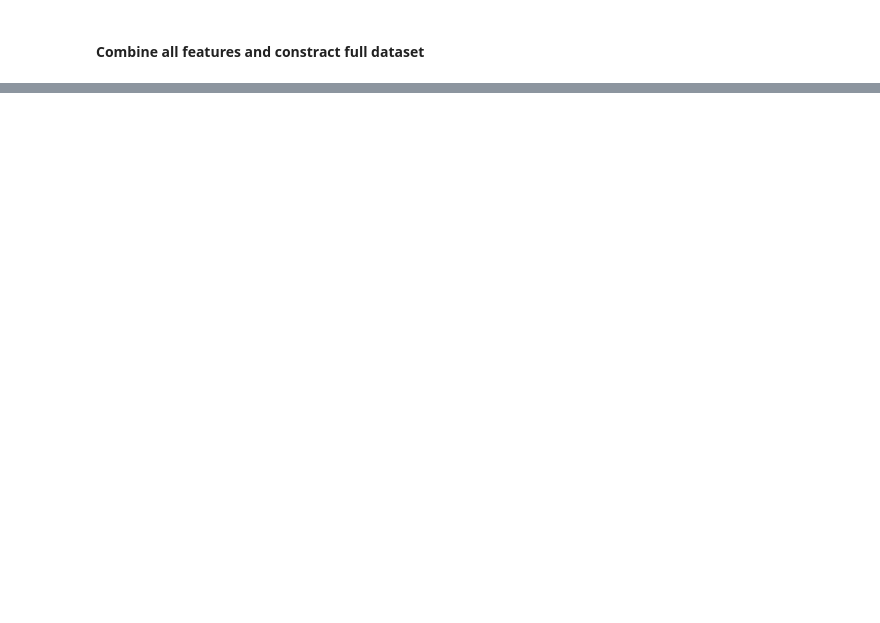
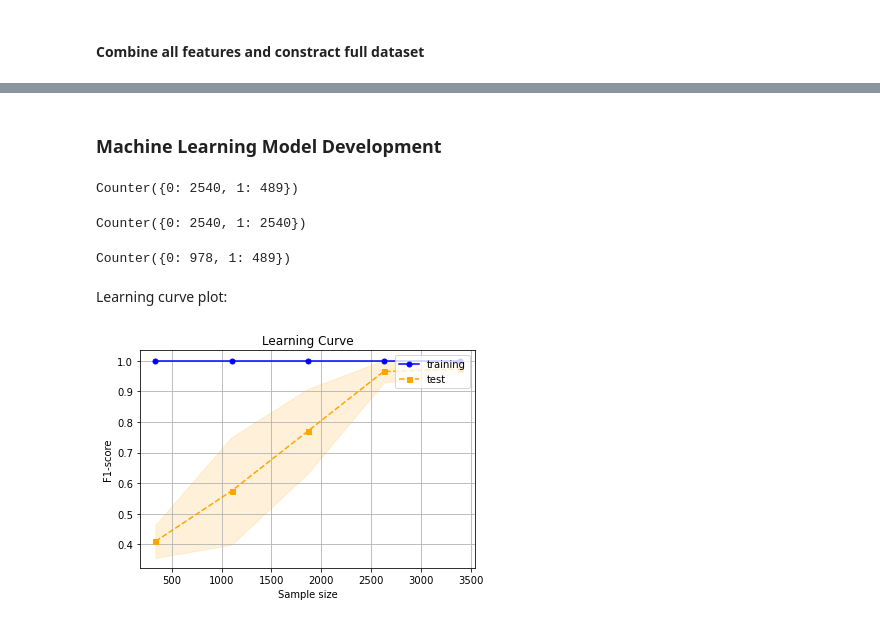
Before and after one commit to The-Electric-Moccasins/resistance-prediction, a Jupyter notebook: esbl_model_dev_ts.ipynb, the cells around one changed output, grey strips where cells are left out. Saved outputs shown, nothing was run; the diff lists cells and outputs as text; code cells hidden in the pictures; blank space fills up the shorter version.

Commit message:
Added Random Forest model and its evaluation.

```diff
--- a/esbl_model_dev_ts.ipynb
+++ b/esbl_model_dev_ts.ipynb
@@ -407,4 +463,7 @@ np.save('data/fulldata.npy', fulldata)
 # %%
 # Load data
-fulldata = np.load('data/fulldata.npy')
+#fulldata = np.load('data/fulldata.npy')
+fulldata = pd.read_csv('data/fulldata.csv')
+#fulldata = pd.read_csv('data/fulldata_multiple.csv')
+fulldata.head()
 # %% [output]
@@ -411,0 +477,2 @@ fulldata = np.load('data/fulldata.npy')
+# %% [markdown]
+### Machine Learning Model Development
@@ -411,0 +506,56 @@ fulldata = np.load('data/fulldata.npy')
+# %%
+# Split data
+y = fulldata['RESISTANT_YN']
+X = fulldata.drop(columns=['RESISTANT_YN'])
+X_train, X_test, y_train, y_test = train_test_split(X, y, stratify=y, test_size=0.3, random_state=RANDOM_STATE)
+# summarize class distribution
+print(Counter(y_train))
+# %% [output]
+Counter({0: 2540, 1: 489})
+# %%
+# Oversample minority class
+oversample = RandomOverSampler(sampling_strategy = 'minority')
+# fit and apply the transform
+X_over, y_over = oversample.fit_resample(X_train, y_train)
+print(Counter(y_over))
+# %% [output]
+Counter({0: 2540, 1: 2540})
+# %%
+# Undersample majority class
+undersample = RandomUnderSampler(sampling_strategy = 0.5)
+# fit and apply the transform
+X_under, y_under = undersample.fit_resample(X_train, y_train)
+print(Counter(y_under))
+# %% [output]
+Counter({0: 978, 1: 489})
+# %% [markdown]
+Learning curve plot:
+# %%
+# Learning curve as function of sample size
+pipe_forest = make_pipeline(RandomForestClassifier(random_state=RANDOM_STATE,
+                                                   class_weight='balanced_subsample',
+                                                   n_estimators=100, max_features=20))
+train_sizes, train_scores, test_scores = \
+                learning_curve(estimator=pipe_forest,
+                              X=X_over,
+                              y=y_over,
+                              train_sizes = np.linspace(0.1, 1.0, 5),
+                              scoring=score_f1,
+                              cv=3)
+train_mean= np.mean(train_scores, axis=1)
+train_std = np.std(train_scores, axis=1)
+test_mean= np.mean(test_scores, axis=1)
+test_std = np.std(test_scores, axis=1)
+
+plt.plot(train_sizes, train_mean, color='blue', marker='o', markersize=5, label='training')
+plt.fill_between(train_sizes, train_mean+train_std, train_mean-train_std, alpha=0.15, color='blue')
+plt.plot(train_sizes, test_mean, color='orange', linestyle='--', marker='s', markersize=5, label='test')
+plt.fill_between(train_sizes, test_mean+test_std, test_mean-test_std, alpha=0.15, color='orange')
+plt.grid()
+plt.xlabel('Sample size')
+plt.ylabel('F1-score')
+plt.title('Learning Curve')
+plt.legend(loc='upper right')
+plt.show()
+# %% [output]
+[figure, added]
```
Also changed, not shown: parts of 35 cells of this notebook.
